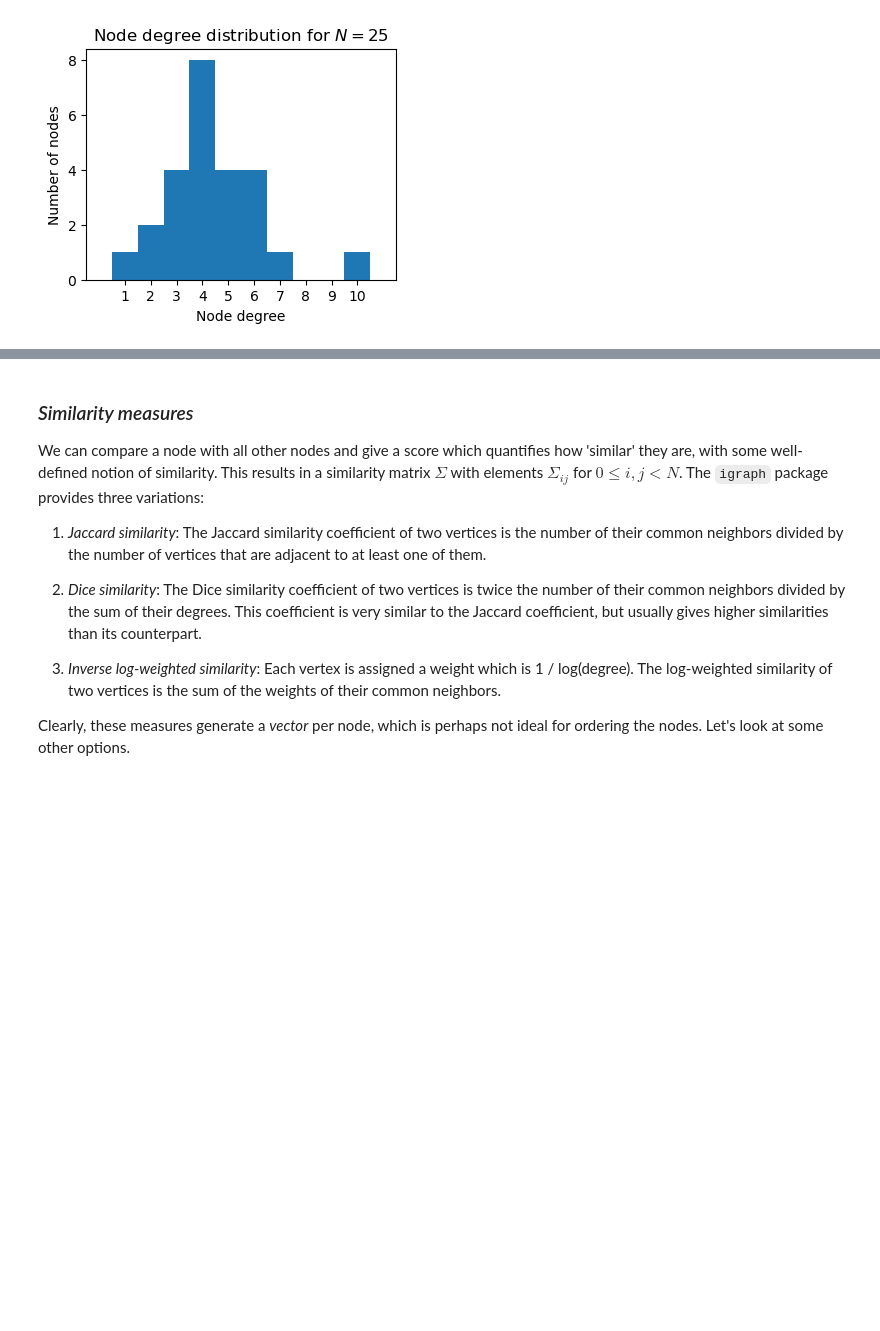
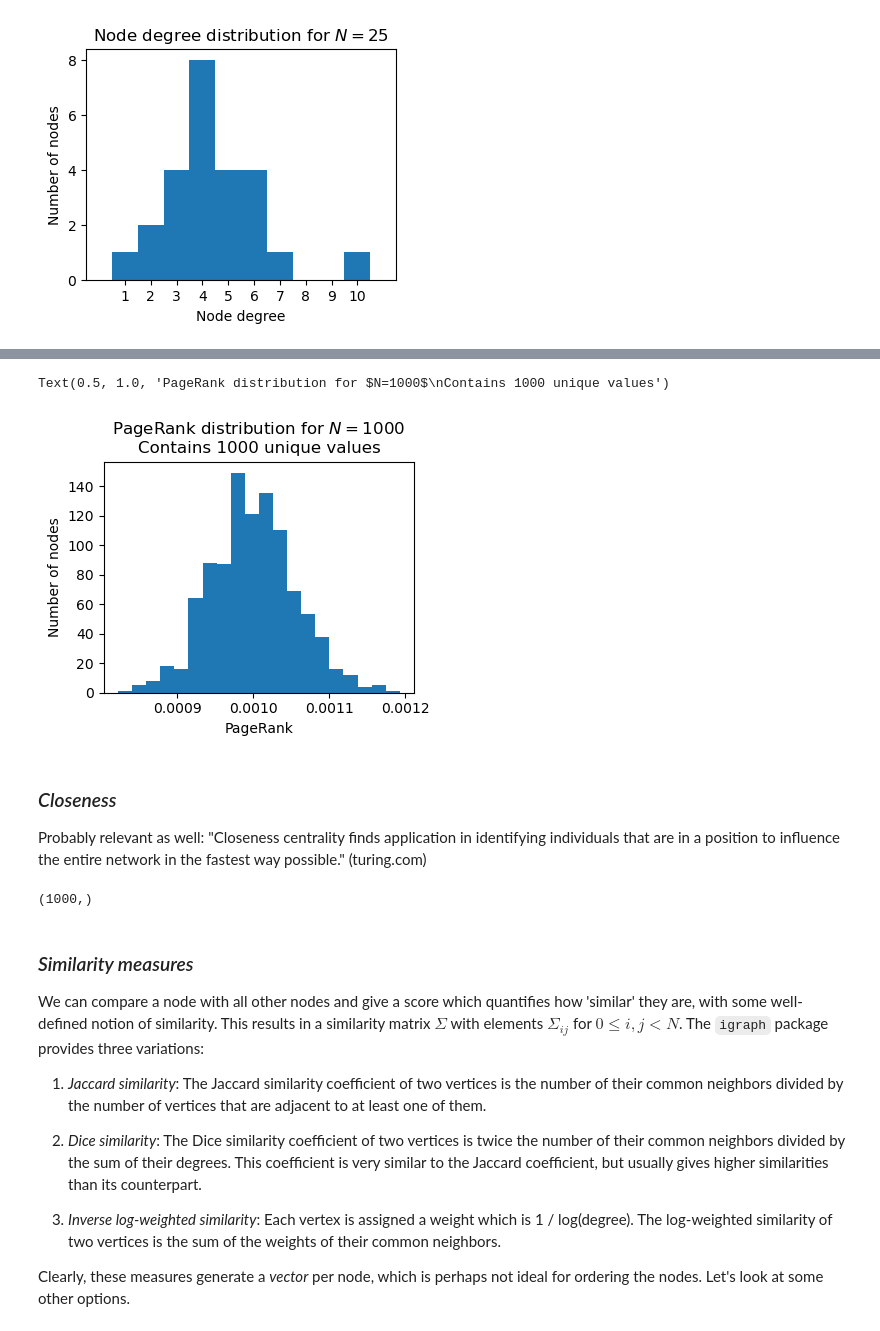
Before and after one commit to mrollier/network_automata_robustness, a Jupyter notebook: overview.ipynb, the cells around one changed output, grey strips where cells are left out. Cells and saved outputs as stored; diff of their text form; code cells hidden in the pictures; blank space fills up the shorter version.

Commit message:
Add paragraph on PageRank

```diff
--- a/overview.ipynb
+++ b/overview.ipynb
@@ -150,3 +164,34 @@ Text(0.5, 1.0, 'Node degree distribution for $N=25$')
+# %%
+# for example: PageRank
+N=1000; p=0.2
+G = ig.Graph.Erdos_Renyi(n=N, p=p)
+
+fig, ax = plt.subplots(1,1,figsize=(4,3))
+
+PageRank = G.pagerank()
+PageRank_unique = len(np.unique(np.array(PageRank)))
+# min_degree = min(degrees); max_degree = max(degrees)
+# bins = np.arange(min_degree, max_degree+2)-.5
+
+ax.hist(PageRank,bins=20)
+# ax.set_xlim(min_degree-1.5, max_degree+1.5)
+# ax.set_xticks(bins[:-1]+.5)
+
+ax.set_xlabel("PageRank")
+ax.set_ylabel("Number of nodes")
+ax.set_title(f"PageRank distribution for $N={N}$\nContains {PageRank_unique} unique values")
+# %% [output]
+Text(0.5, 1.0, 'PageRank distribution for $N=1000$\nContains 1000 unique values')
+[figure, added]
+# %% [markdown]
+### _Closeness_
+
+Probably relevant as well: "Closeness centrality finds application in identifying individuals that are in a position to influence the entire network in the fastest way possible." (turing.com)
+# %%
+closeness = np.array(G.closeness())
+closeness.shape
+# %% [output]
+(1000,)
 # %% [markdown]
 ### _Similarity measures_
 
```
Also changed, not shown: parts of 3 cells of this notebook.
